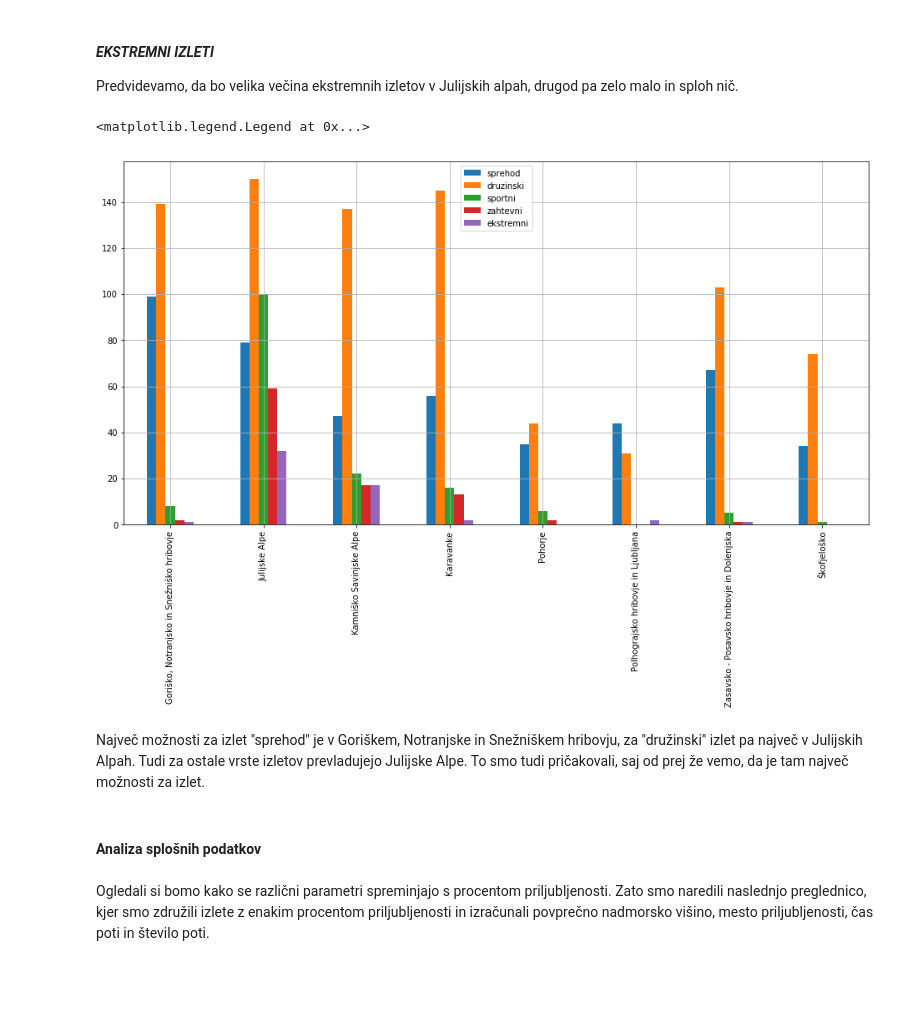
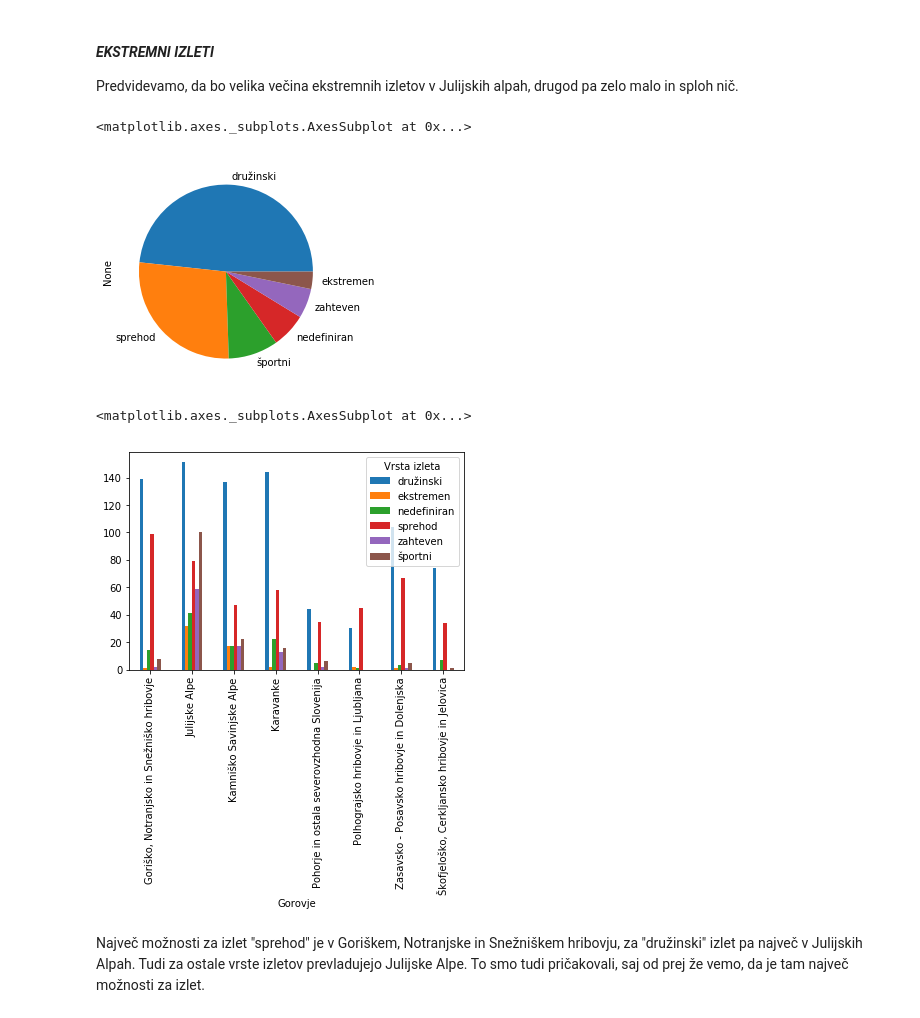
Before and after one commit to zstrgar/Prog1_projekt_izlet, a Jupyter notebook: izleti.ipynb, the cells around one changed output. Saved outputs shown, nothing was run; the diff lists cells and outputs as text; code cells hidden in the pictures; blank space fills up the shorter version.

```diff
--- a/izleti.ipynb
+++ b/izleti.ipynb
@@ -278,3 +324,6 @@ zahtevni_sez = [2, 59, 17, 13, 2, 0, 1, 0]
+# %%
+pogoj_z = zahtevna
+zahtevni = izleti[pogoj_z]
 # %% [markdown]
 #### *EKSTREMNI IZLETI*
 Predvidevamo, da bo velika večina ekstremnih izletov v Julijskih alpah, drugod pa zelo malo in sploh nič.
@@ -286,13 +330,3 @@ ekstremni_sez = [1, 32, 17, 2, 0, 2, 1, 0]
-# %%
-df = pd.DataFrame({'sprehod' : sprehod_sez,
-                  'druzinski' : druzinski_sez,
-                  'sportni' : sportni_sez,
-                  'zahtevni' : zahtevni_sez,
-                  'ekstremni' : ekstremni_sez},
-                  index = ['Goriško, Notranjsko in Snežniško hribovje', 'Julijske Alpe', 'Kamniško Savinjske Alpe',
-                              'Karavanke', 'Pohorje', 'Polhograjsko hribovje in Ljubljana',
-                               'Zasavsko - Posavsko hribovje in Dolenjska', 'Škofjeloško'])
-df.plot.bar(grid=True).legend(loc = 'upper center')
-# %% [output]
-<matplotlib.legend.Legend at 0x...>
-[figure, removed]
+# %%
+pogoj_e = ekstremna
+ekstremni = izleti[pogoj_e]
@@ -299,6 +336,36 @@ df.plot.bar(grid=True).legend(loc = 'upper center')
+# %%
+def vrsta_izletov(tabela):
+    for i in range(0, len(tabela)):
+        izlet = tabela[i:i+1]
+        if izlet['Ime'].isin(sprehod['Ime']).bool() == True:
+            izlet = izlet.replace('nedefiniran', 'sprehod')
+            tabela[i:i+1] = izlet
+        elif izlet['Ime'].isin(druzinski['Ime']).bool() == True:
+            izlet = izlet.replace('nedefiniran', 'družinski')
+            tabela[i:i+1] = izlet
+        elif izlet['Ime'].isin(sportni['Ime']).bool() == True:
+            izlet = izlet.replace('nedefiniran', 'športni')
+            tabela[i:i+1] = izlet
+        elif izlet['Ime'].isin(zahtevni['Ime']).bool() == True:
+            izlet = izlet.replace('nedefiniran', 'zahteven')
+            tabela[i:i+1] = izlet
+        elif izlet['Ime'].isin(ekstremni['Ime']).bool() == True:
+            izlet = izlet.replace('nedefiniran', 'ekstremen')
+            tabela[i:i+1] = izlet
+        else:
+            tabela[i:i+1] = izlet
+    return tabela
+# %%
+izleti_vrsta = vrsta_izletov(izleti)
+# %%
+izleti_vrsta.groupby('Vrsta izleta').size().sort_values(ascending=False).plot.pie()
+# %% [output]
+<matplotlib.axes._subplots.AxesSubplot at 0x...>
+[figure, added]
+# %%
+izleti_vrsta.groupby(['Gorovje', 'Vrsta izleta']).size().unstack().plot.bar()
+# %% [output]
+<matplotlib.axes._subplots.AxesSubplot at 0x...>
+[figure, added]
 # %% [markdown]
 Največ možnosti za izlet "sprehod" je v Goriškem, Notranjske in Snežniškem hribovju, za "družinski" izlet pa največ v Julijskih Alpah. Tudi za ostale vrste izletov prevladujejo Julijske Alpe. To smo tudi pričakovali, saj od prej že vemo, da je tam največ možnosti za izlet.
-# %% [markdown]
-#### Analiza splošnih podatkov
-# %% [markdown]
-Ogledali si bomo kako se različni parametri spreminjajo s procentom priljubljenosti. Zato smo naredili naslednjo preglednico, kjer smo združili izlete z enakim procentom priljubljenosti in izračunali povprečno nadmorsko višino, mesto priljubljenosti, čas poti in število poti.
```
Also changed, not shown: parts of 37 cells of this notebook.
